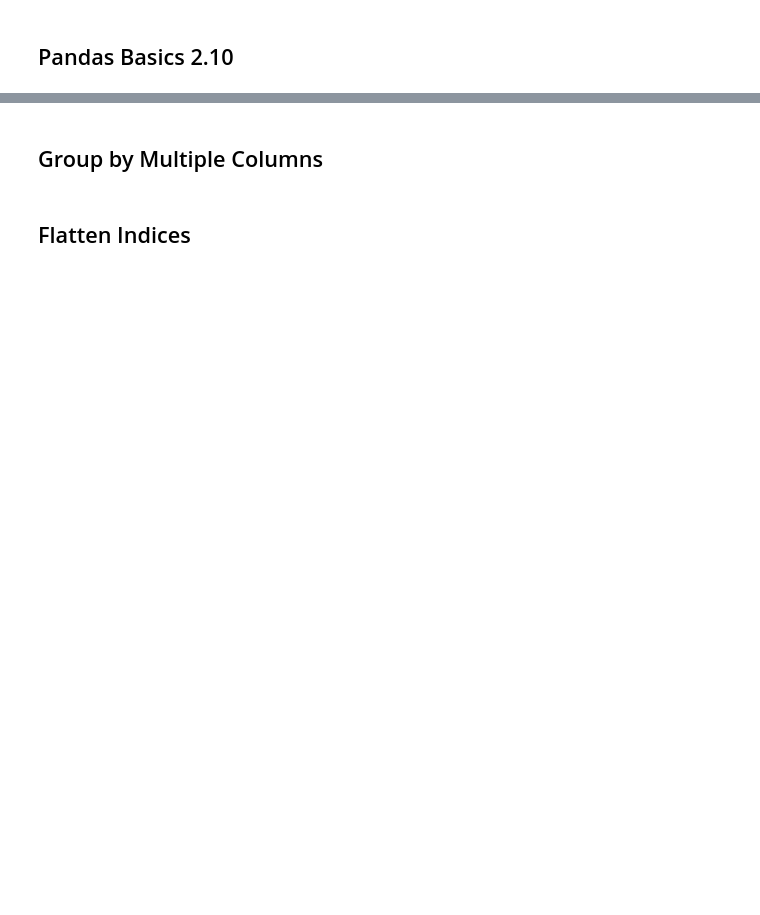
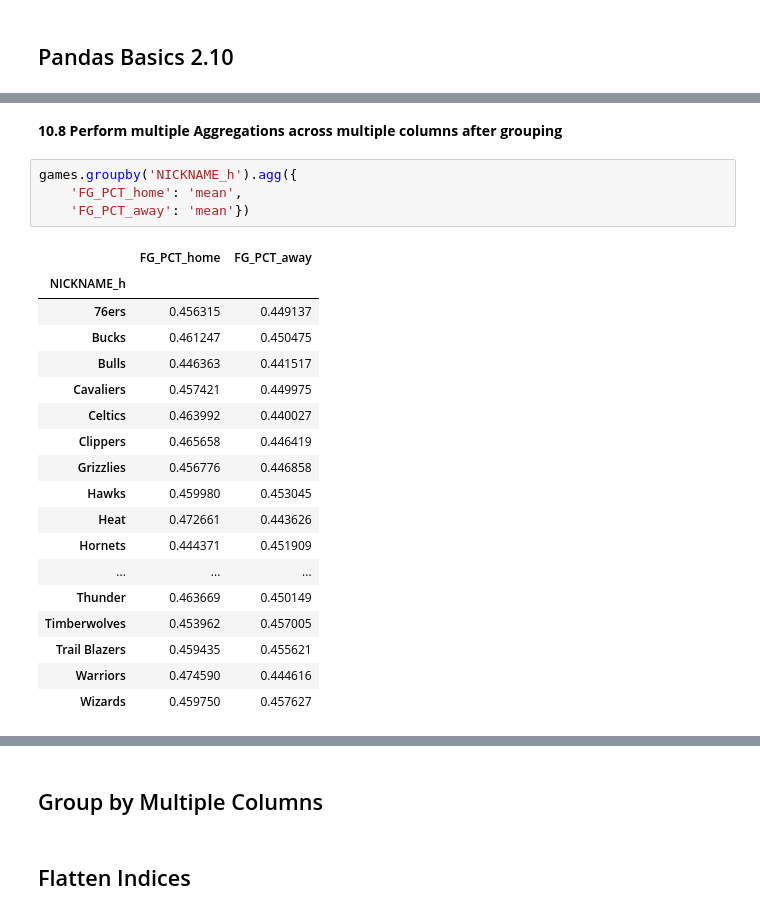
Before and after one commit to OptimalDecisions/sports-analytics-foundations, a Jupyter notebook: pandas-basics/Pandas_Intermediate_2_10_GroupBy.ipynb, the cells around one changed output, grey strips where cells are left out. Drawn from its saved outputs; the diff is of its cells as text; blank space fills up the shorter version.

```diff
--- a/pandas-basics/Pandas_Intermediate_2_10_GroupBy.ipynb
+++ b/pandas-basics/Pandas_Intermediate_2_10_GroupBy.ipynb
@@ -20,0 +156,25 @@
+# %% [markdown]
+**10.8 Perform multiple Aggregations across multiple columns after grouping**
+# %%
+games.groupby('NICKNAME_h').agg({
+    'FG_PCT_home': 'mean',
+    'FG_PCT_away': 'mean'})
+# %% [output]
+|  | FG_PCT_home | FG_PCT_away |
+| NICKNAME_h |  |  |
+| 76ers | 0.456315 | 0.449137 |
+| Bucks | 0.461247 | 0.450475 |
+| Bulls | 0.446363 | 0.441517 |
+| Cavaliers | 0.457421 | 0.449975 |
+| Celtics | 0.463992 | 0.440027 |
+| Clippers | 0.465658 | 0.446419 |
+| Grizzlies | 0.456776 | 0.446858 |
+| Hawks | 0.459980 | 0.453045 |
+| Heat | 0.472661 | 0.443626 |
+| Hornets | 0.444371 | 0.451909 |
+| ... | ... | ... |
+| Thunder | 0.463669 | 0.450149 |
+| Timberwolves | 0.453962 | 0.457005 |
+| Trail Blazers | 0.459435 | 0.455621 |
+| Warriors | 0.474590 | 0.444616 |
+| Wizards | 0.459750 | 0.457627 |
```
Also changed, not shown: parts of 25 cells of this notebook.
